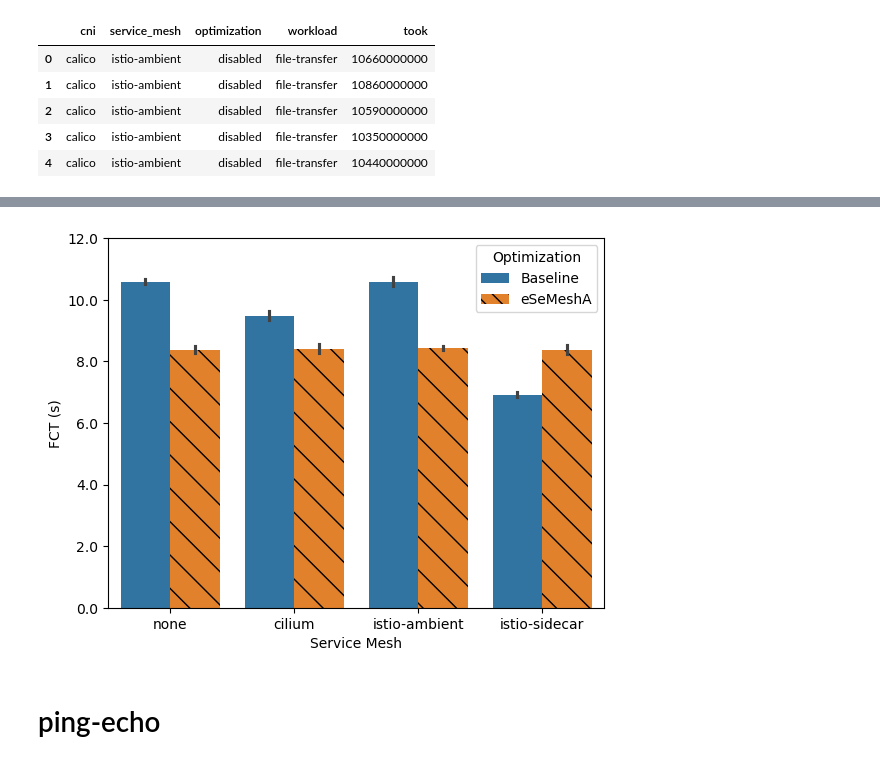
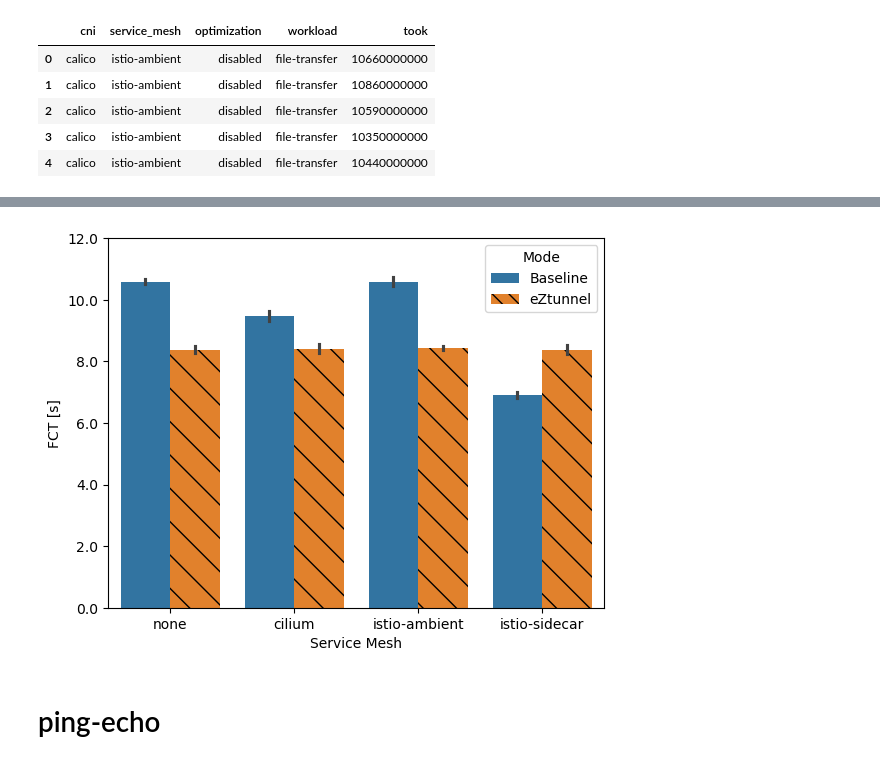
Before and after one commit to arthursimas1/mesh-fastpath, a Jupyter notebook: graphs/data-analysis.ipynb, the cells around one changed output, grey strips where cells are left out. Cells and saved outputs as stored; diff of their text form; code cells hidden in the pictures.

Commit message:
customizable tool name (GIVEN_NAME); improved update_legend function

```diff
--- a/graphs/data-analysis.ipynb
+++ b/graphs/data-analysis.ipynb
@@ -21,0 +18,3 @@ service_mesh_order = ['none', 'cilium', 'istio-ambient', 'istio-sidecar']
+# %%
+#GIVEN_NAME = 'eSeMeshA'
+GIVEN_NAME = 'eZtunnel'
@@ -27,7 +30,7 @@ def set_index_order(df):
     return df
 # %%
 def update_legend(g, mapping):
-    for text in g.get_legend().get_texts():
+    for text in (g.legend if isinstance(g.legend, mpl.legend.Legend) else g.get_legend()).get_texts():
         text.set(text=mapping[text.get_text()])
 # %%
 def count_decimal_places(num, remove_single_zero=False):
@@ -412,12 +434,12 @@ g = sns.barplot(data=memory_used_bytes[memory_used_bytes.workload.eq('file-trans
 g.set_yticks(g.get_yticks().tolist())
 g.set(
     xlabel='Service Mesh',
-    ylabel='Memory Usage (MB)',
+    ylabel='Memory Usage [MB]',
     yticklabels=[format_data_size(tick, 'B', 'MB') for tick in g.get_yticks()],
 )
 
 g.legend(title='Mode', loc='center right')
-update_legend(g, {'disabled': 'Baseline', 'enabled': 'eSeMeshA'})
+update_legend(g, {'disabled': 'Baseline', 'enabled': GIVEN_NAME})
 
 hatch_patterns = ['', '\\']
 for pattern, legend_patch, bars in zip(hatch_patterns, g.get_legend().get_patches(), g.containers):
@@ -453,26 +475,26 @@ summary
 # %%
 g = sns.barplot(data=file_transfer, y='took', x='service_mesh', hue='optimization', order=service_mesh_order, hue_order=optimization_order)
 
 g.set_yticks(g.get_yticks().tolist())
 g.set(
     #title='',
     xlabel='Service Mesh',
-    ylabel='FCT (s)',
+    ylabel='FCT [s]',
     yticklabels=[format_time(tick, 'ns', 's') for tick in g.get_yticks()],
 )
 
-g.legend(title='Optimization', loc='upper right')
-update_legend(g, {'disabled': 'Baseline', 'enabled': 'eSeMeshA'})
+g.legend(title='Mode', loc='upper right')
+update_legend(g, {'disabled': 'Baseline', 'enabled': GIVEN_NAME})
 
 hatch_patterns = ['', '\\']
 for pattern, legend_patch, bars in zip(hatch_patterns, g.get_legend().get_patches(), g.containers):
     legend_patch.set_hatch(pattern * 2)
     for bar in bars:
         bar.set_hatch(pattern)
 
 g.figure.savefig('file-transfer-barplot-fct.svg', bbox_inches='tight', metadata={'Date': None})
 # %% [output]
-[figure, old version]
+[figure, new version]
 # %% [markdown]
 # ping-echo
 # %%
```
Also changed, not shown: parts of 41 cells of this notebook, 18 other files.
